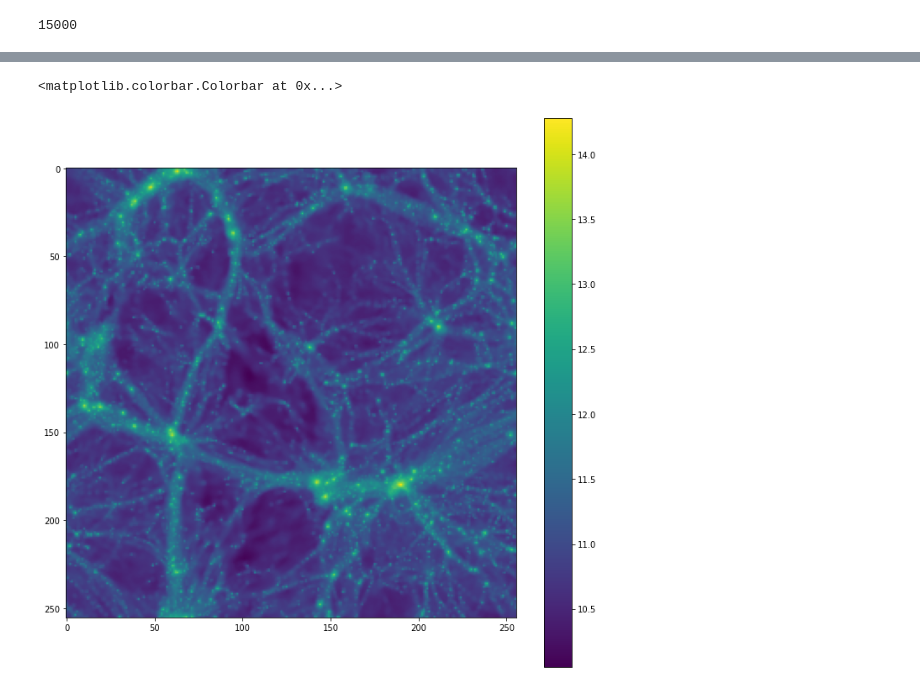
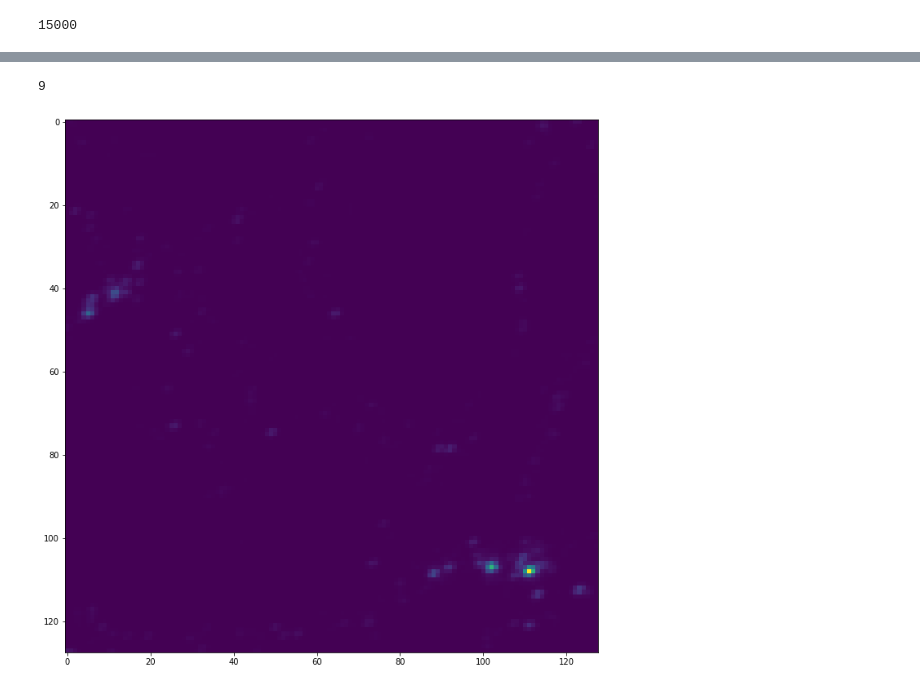
Before and after one commit to Chris-Pedersen/LearnableWavelets, a Jupyter notebook: playground/camels_load.ipynb, the cells around one changed output, grey strips where cells are left out. Cells and saved outputs as stored; diff of their text form; code cells hidden in the pictures.

```diff
--- a/playground/camels_load.ipynb
+++ b/playground/camels_load.ipynb
@@ -17,3 +18,10 @@ params=np.loadtxt(param_string)
 len(maps)
 # %% [output]
 15000
+# %%
+##Pick a field, any field
+field_index=np.random.randint(len(maps))
+
+plt.figure(figsize=(12,12))
+plt.imshow(np.log10(maps[field_index]))
+plt.colorbar()
@@ -20,7 +31,18 @@ len(maps)
+# %%
+scattering = Scattering2D(J=1, shape=(256, 256),max_order=1)
+scattering2 = Scattering2D(J=2, shape=(256, 256),max_order=1)
+scattering3 = Scattering2D(J=3, shape=(256, 256),max_order=1)
+# %%
+scattered=scattering(maps[field_index])
+scattered2=scattering2(maps[field_index])
+scattered3=scattering3(maps[field_index])
+# %%
+print(len(scattered))
+# %% [output]
+9
 # %%
 plt.figure(figsize=(12,12))
-plt.imshow(np.log10(maps[np.random.randint(len(maps))]))
-plt.colorbar()
+plt.imshow(scattered[3])
+plt.show()
 # %% [output]
-<matplotlib.colorbar.Colorbar at 0x...>
-[figure, old version]
+[figure, new version]
```
Also changed, not shown: parts of 5 cells of this notebook, 2 other files.
